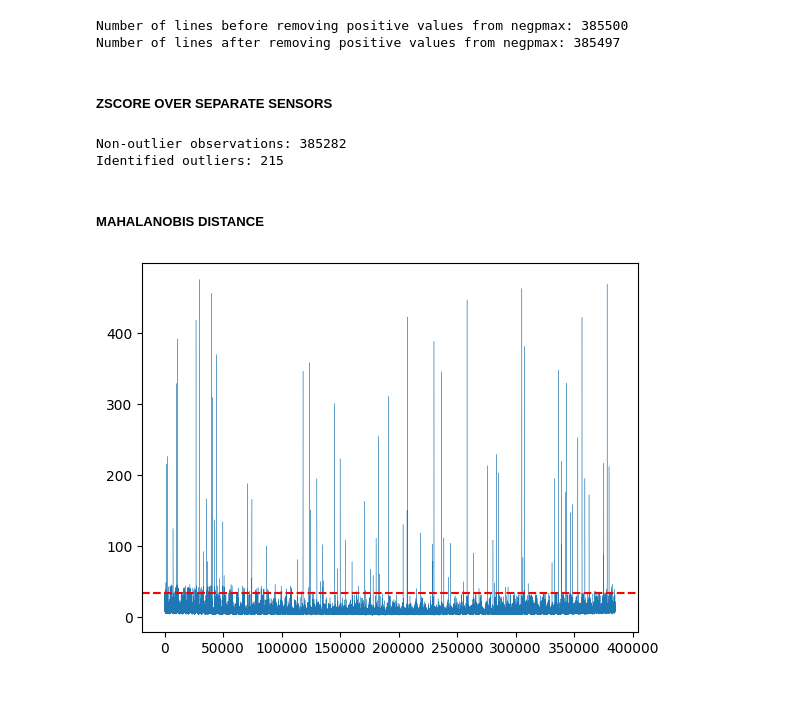
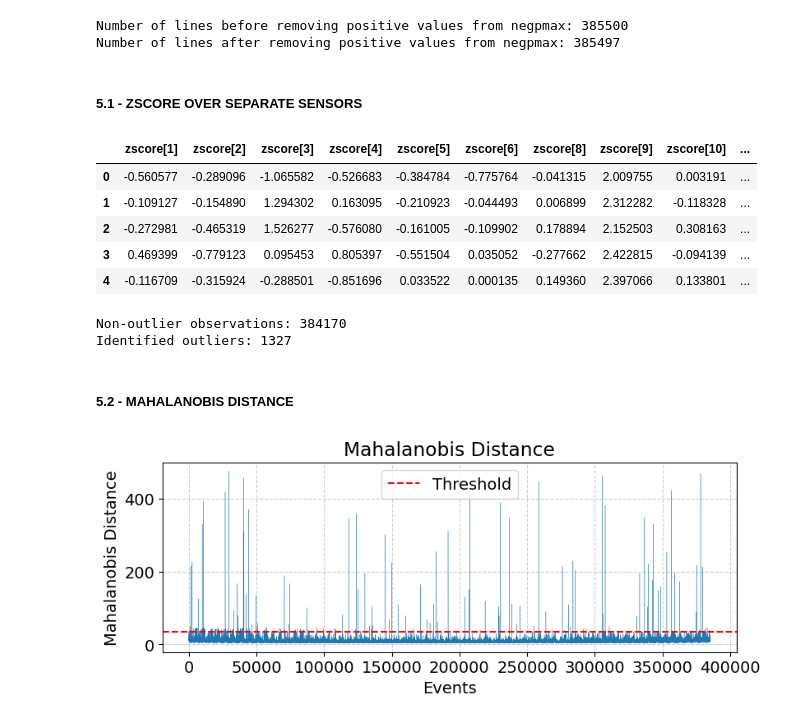
Before and after one commit to MazzariniTommaso/SensorSignalRegression, a Jupyter notebook: Project.ipynb, the cells around one changed output. Saved outputs shown, nothing was run; the diff lists cells and outputs as text; code cells hidden in the pictures; blank space fills up the shorter version.

```diff
--- a/Project.ipynb
+++ b/Project.ipynb
@@ -163,14 +230,11 @@ fig.savefig("boxplots.png", bbox_inches="tight")
 # %%
-# remove positive negpmax values
+# Remove positive negpmax values
 print('Number of lines before removing positive values from negpmax:', df_dev.shape[0])
 
 for i in no_noise_features:
-    df_dev = df_dev[df_dev[f'negpmax[{i}]'] < 0]
+    df_dev = df_dev.drop( df_dev[df_dev[f'negpmax[{i}]'] > 0].index )
+df_dev.reset_index(drop=True,inplace= True)
 print('Number of lines after removing positive values from negpmax:', df_dev.shape[0])
 # %% [output]
 Number of lines before removing positive values from negpmax: 385500
 Number of lines after removing positive values from negpmax: 385497
-# %%
-# TRY
-for i in no_noise_features:
-    df_dev = df_dev.drop(df_dev[df_dev[f'negpmax[{i}]']<-100].index)
@@ -192,3 +241,3 @@ df_no_outliers = df_dev[~outlier_indices]
 # %% [markdown]
-##### ZSCORE OVER SEPARATE SENSORS
+##### 5.1 - ZSCORE OVER SEPARATE SENSORS
 # %%
@@ -203,32 +256,48 @@ for i in no_noise_features:
 # %%
-zscores = [col for col in df_no_outliers.columns if col.startswith('zscor')]
+# Display the dataframe
+zscore_col = [col for col in df_no_outliers.columns if col.startswith('zscore')]
+df_no_outliers[zscore_col].head()
+# %% [output]
+|  | zscore[1] | zscore[2] | zscore[3] | zscore[4] | zscore[5] | zscore[6] | zscore[8] | zscore[9] | zscore[10] | ... |
+| 0 | -0.560577 | -0.289096 | -1.065582 | -0.526683 | -0.384784 | -0.775764 | -0.041315 | 2.009755 | 0.003191 | ... |
+| 1 | -0.109127 | -0.154890 | 1.294302 | 0.163095 | -0.210923 | -0.044493 | 0.006899 | 2.312282 | -0.118328 | ... |
+| 2 | -0.272981 | -0.465319 | 1.526277 | -0.576080 | -0.161005 | -0.109902 | 0.178894 | 2.152503 | 0.308163 | ... |
+| 3 | 0.469399 | -0.779123 | 0.095453 | 0.805397 | -0.551504 | 0.035052 | -0.277662 | 2.422815 | -0.094139 | ... |
+| 4 | -0.116709 | -0.315924 | -0.288501 | -0.851696 | 0.033522 | 0.000135 | 0.149360 | 2.397066 | 0.133801 | ... |
 # %%
-from collections import Counter
 def get_index_zscore(df, threshold):
     return df[(df > threshold) | (df < -threshold)].index
 
-threshold = 0.25
+
+threshold = 0.2
 index_dict = {f'index_s{i}zscore': get_index_zscore(df_no_outliers[f'zscore[{i}]'], threshold) for i in no_noise_features}
 
 index_list_zscore = np.concatenate([index for _, index in index_dict.items()])
-sensor_counter = Counter(index_list_zscore)
-index_to_remove = [key for key, count in sensor_counter.items() if count == 12]
 
+# Counter
+counter = Counter(index_list_zscore)
+
+index_to_remove = [key for key, count in counter.items() if count == 12] # 12 = number of pads
+
+# df_no_outliers length
 last_dim = df_no_outliers.shape[0]
-df_no_outliers = df_no_outliers.drop(index_to_remove).drop(columns=zscores)
 
+# drop z-score's columns
+df_no_outliers = df_no_outliers.drop(index_to_remove).drop(columns=zscore_col)
+
+# Print how many rows have been removed
 print(f'Non-outlier observations: {df_no_outliers.shape[0]}')
 print(f'Identified outliers: {last_dim - df_no_outliers.shape[0]}')
 print()
 # %% [output]
-Non-outlier observations: 385282
-Identified outliers: 215
+Non-outlier observations: 384170
+Identified outliers: 1327
 # %% [markdown]
-##### MAHALANOBIS DISTANCE
+##### 5.2 - MAHALANOBIS DISTANCE
 # %%
-df_no_outliers = pd.DataFrame(df_dev)
+df_no_outliers = df_dev.copy()
 
-# calculate mean and inverse covariance matrix
+# Calculate mean and inverse covariance matrix
 mean = df_no_outliers.drop(columns=['x','y']).mean()
 
 covariance_matrix = df_no_outliers.drop(columns=['x','y']).cov()
@@ -236,6 +305,7 @@ covariance_matrix = df_no_outliers.drop(columns=['x','y']).cov()
 cov_inv = pd.DataFrame(np.linalg.inv(covariance_matrix.values),
                        columns = df_no_outliers.drop(columns=['x','y']).columns,
                        index = df_no_outliers.drop(columns=['x','y']).columns)
-# calculate Mahalanobis distance for each data point
+
+# Calculate Mahalanobis distance for each data point
 df_no_outliers['mahalanobis_distance'] = df_no_outliers.drop(columns=['x','y']).apply(lambda x: mahalanobis(x, mean, cov_inv), axis=1)
 # %%
@@ -242,9 +313,21 @@ df_no_outliers['mahalanobis_distance'] = df_no_outliers.drop(columns=['x','y']).
 threshold = df_no_outliers['mahalanobis_distance'].mean() +  7 * df_no_outliers['mahalanobis_distance'].std()
 # %%
-# plot the mahalanobis_distance over the events
-df_no_outliers['mahalanobis_distance'].plot(linewidth=0.25, label='Mahalanobis Distance')
+# Font size
+mpl.rcParams["font.size"] = 14
+
+# Plot the mahalanobis_distance over the events
+plt.figure(figsize=(9,3))
+plt.plot(df_no_outliers['mahalanobis_distance'], linewidth=0.25)
 plt.axhline(y=threshold, color='red', linestyle='--', label='Threshold')
+
+# Set title and labels
+plt.title('Mahalanobis Distance')
+plt.xlabel('Events')
+plt.ylabel('Mahalanobis Distance')
+
+plt.legend()
+plt.grid(linestyle='--', alpha=0.6)
 plt.show()
 # %% [output]
-[figure, old version]
+[figure, new version]
 # %%
```
Also changed, not shown: parts of 81 cells of this notebook.
